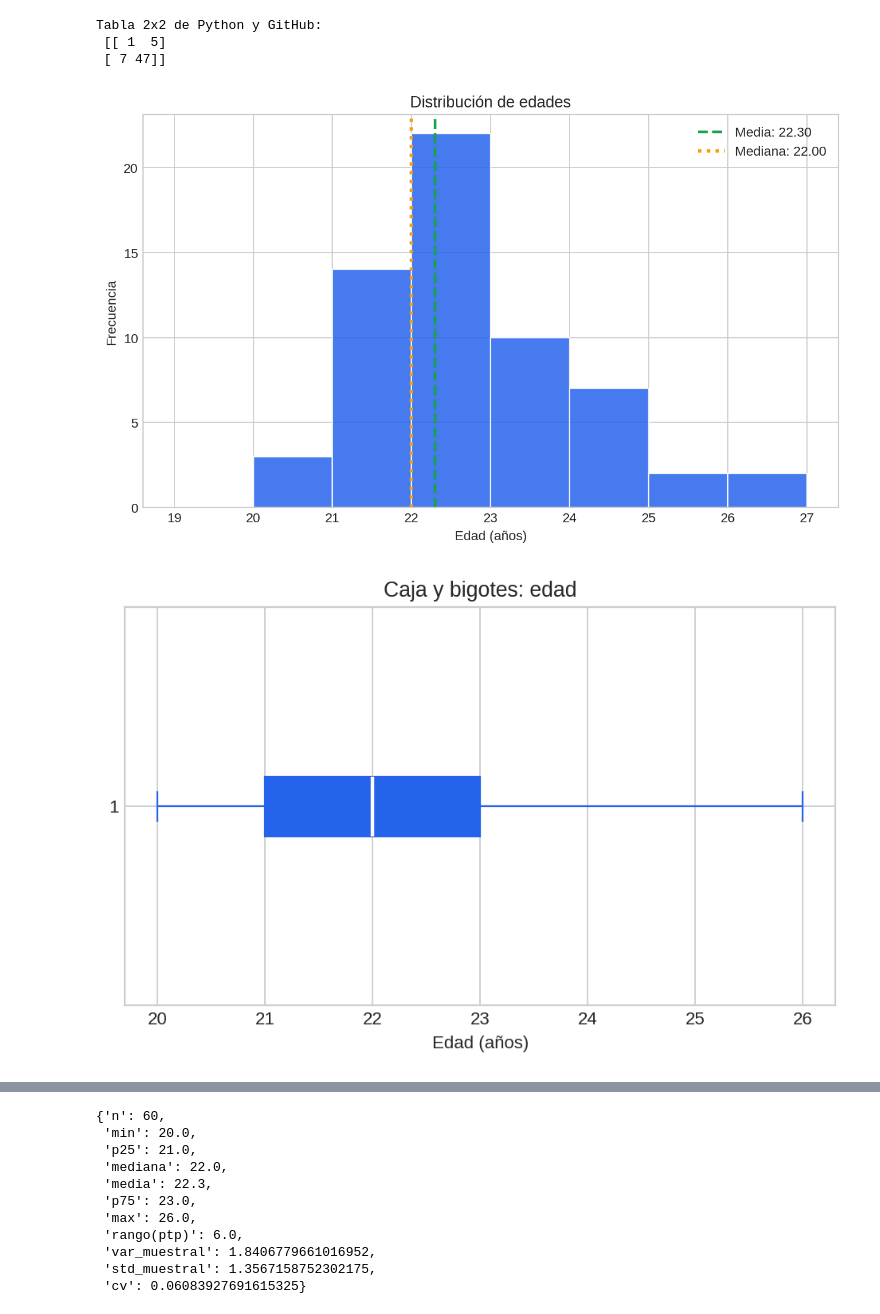
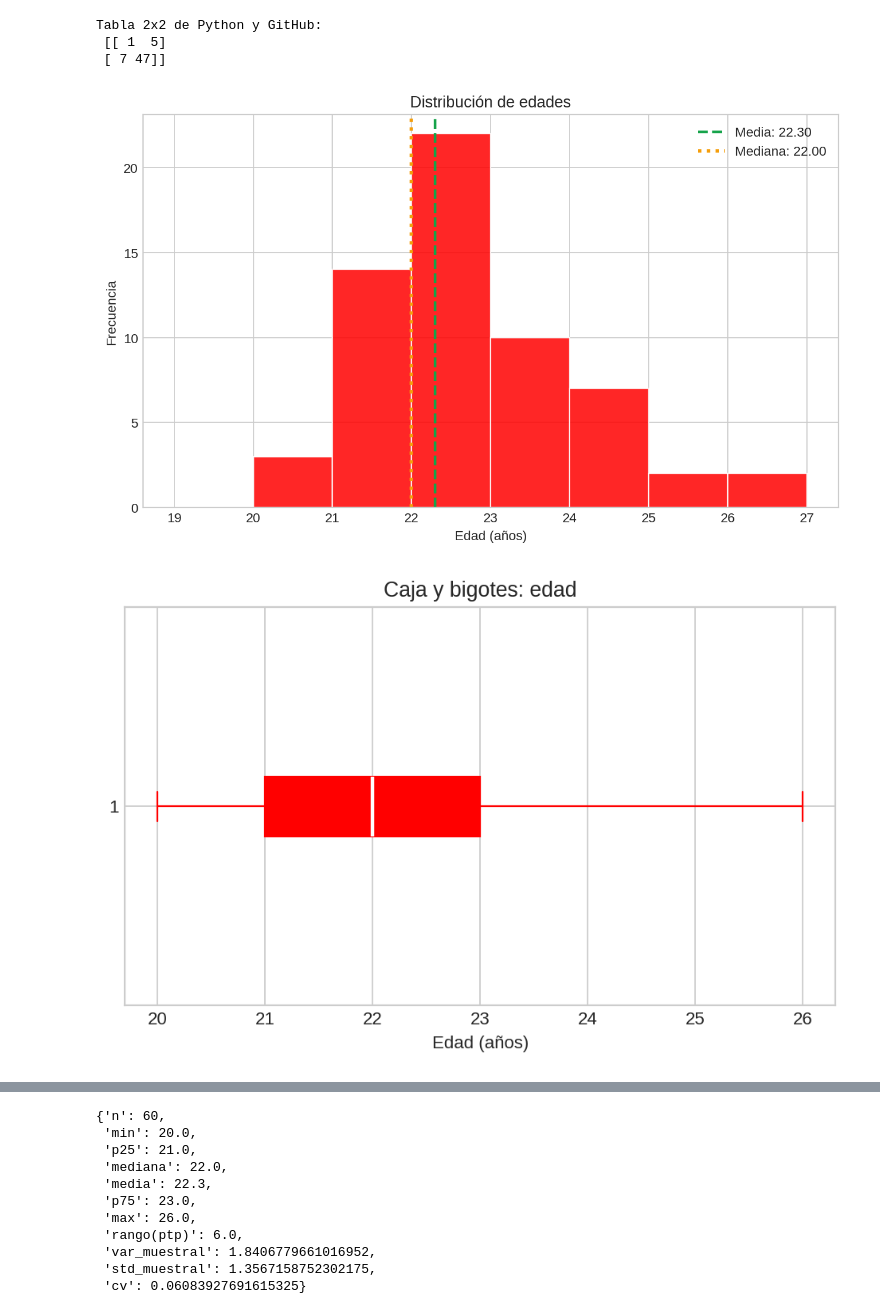
Before and after one commit to LuisAlonsoXP/Mineria_DE_Datos, a Jupyter notebook: mineria.ipynb, the cells around one changed output, grey strips where cells are left out. Drawn from its saved outputs; the diff is of its cells as text; code cells hidden in the pictures.

```diff
--- a/mineria.ipynb
+++ b/mineria.ipynb
@@ -569,7 +569,7 @@ df['usa_colab'] = df['¿Has utilizado Google Colab?'].map(map_sn)
 df['cuenta_github'] = df['¿Tienes cuenta de GitHub?'].map(map_sn)
 
 # --- Paleta de colores ---
-accent  = '#2563eb'  # azul
+accent  = 'red'  # azul
 accent2 = '#16a34a'  # verde
 accent3 = '#f59e0b'  # ámbar
 neutral = '#6b7280'  # gris
@@ -618,7 +618,7 @@ for ax, col, title, color in zip(
 ):
     counts = df[col].value_counts().reindex([True, False]).fillna(0).astype(int)
     labels = ['Sí','No']
-    ax.bar(labels, counts, color=[color, neutral], edgecolor='white')
+    bars = ax.bar(labels, counts, color=[color, neutral], edgecolor='white')
     ax.set_title(title)
     ax.set_ylim(0, max(counts.max(), 1)+2)
     for i, v in enumerate(counts):
@@ -677,32 +677,32 @@ for ax, col, title, color in zip(
     means = df.groupby(col)['edad'].mean().reindex([True, False])
     labels = ['Sí','No']
     bars = ax.bar(labels, means, color=[color, neutral], edgecolor='white')
     for i, v in enumerate(means):
         ax.text(i, v+0.05, f"{v:.2f}", ha='center', va='bottom', fontsize=9)
     ax.set_title(title)
     ax.set_xlabel('Grupo')
 axes[0].set_ylabel('Edad promedio (años)')
 plt.tight_layout()
 plt.show()
 fig.savefig('05_barras_edad_promedio.png', dpi=180)
 
 # ===================================
 # 6) Estadísticos de edad (impresión)
 # ===================================
 summary_age = {
     'n': int(df['edad'].size),
     'min': float(df['edad'].min()),
     'p25': float(np.percentile(df['edad'], 25)),
     'mediana': float(df['edad'].median()),
     'media': float(df['edad'].mean()),
     'p75': float(np.percentile(df['edad'], 75)),
     'max': float(df['edad'].max()),
     'rango(ptp)': float(np.ptp(df['edad'])),
     'var_muestral': float(np.var(df['edad'], ddof=1)),
     'std_muestral': float(np.std(df['edad'], ddof=1)),
     'cv': float(np.std(df['edad'], ddof=1)/np.mean(df['edad'])),
 }
 summary_age
 # %% [output]
-[figure, old version]
+[figure, new version]
-[figure, old version]
+[figure, new version]
```
Also changed, not shown: parts of 7 cells of this notebook.
